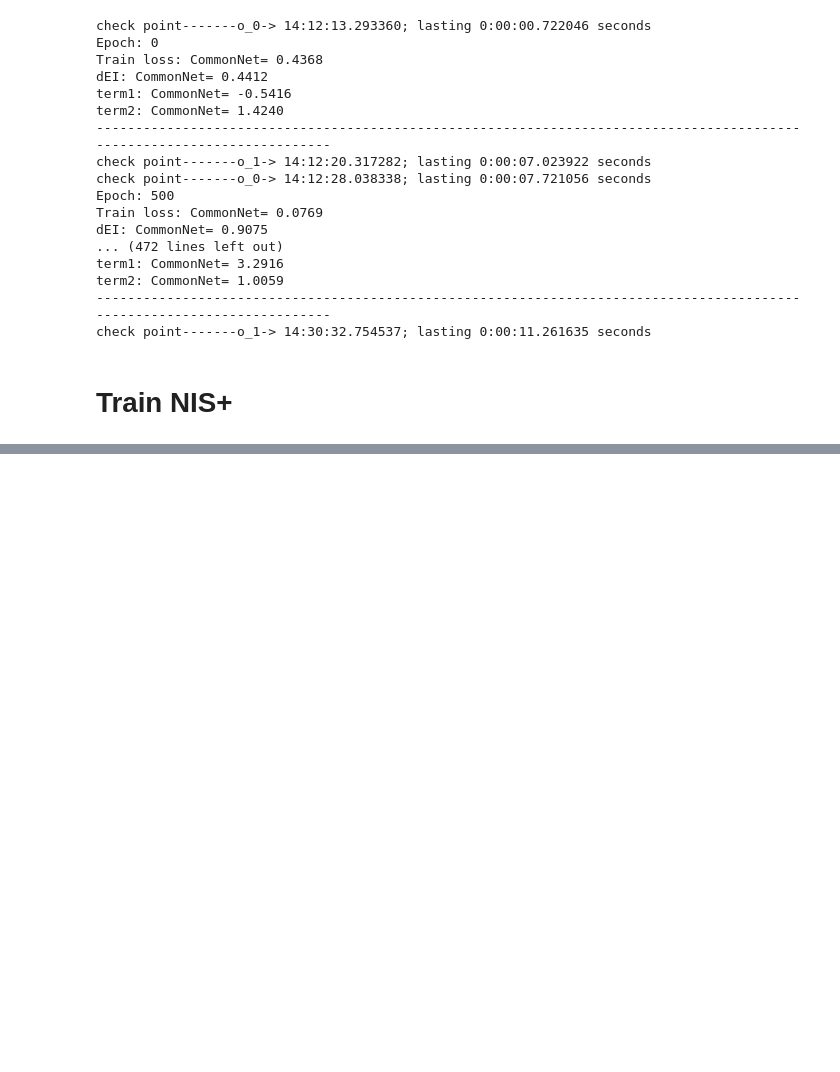
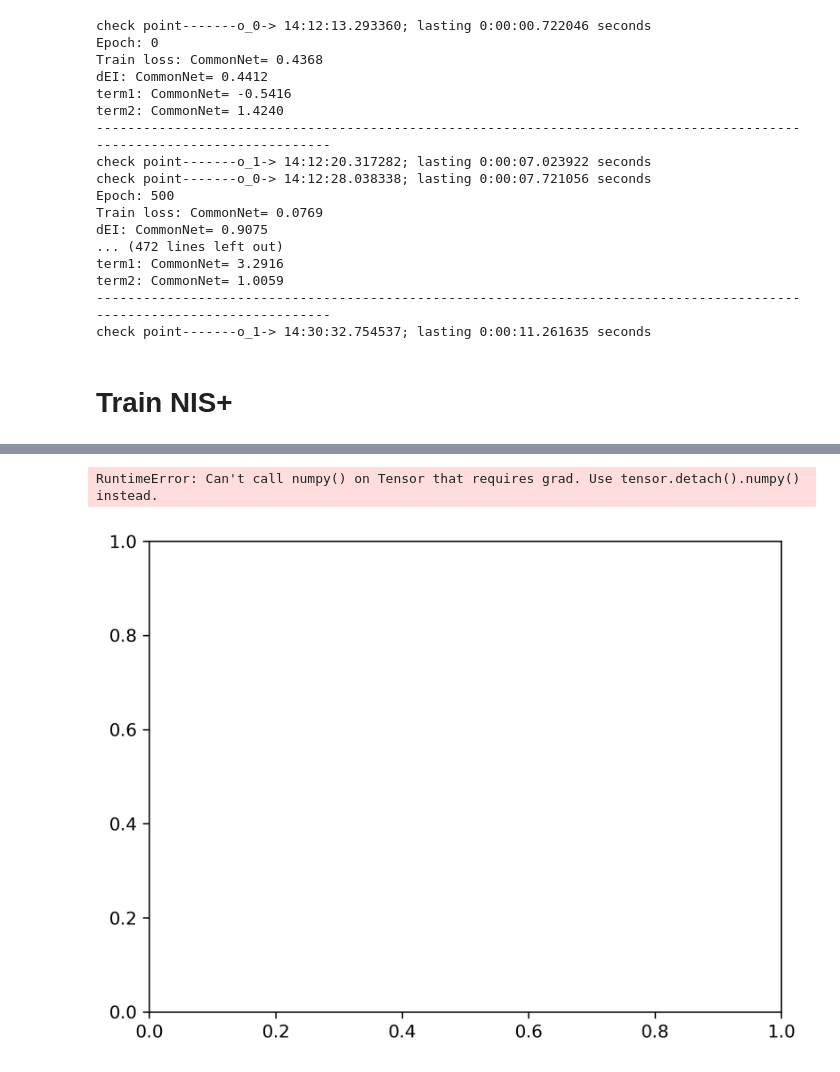
Before and after one commit to Matthew-ymz/Code-for-Finding-emergence-in-data-, a Jupyter notebook: SIR code/exp/sir/SIR NIS+.ipynb, the cells around one changed output, grey strips where cells are left out. Drawn from its saved outputs; the diff is of its cells as text; code cells hidden in the pictures; blank space fills up the shorter version.

```diff
--- a/SIR code/exp/sir/SIR NIS+.ipynb
+++ b/SIR code/exp/sir/SIR NIS+.ipynb
@@ -112,0 +127,11 @@ plt.show()
+# %%
+plt.figure(dpi=300)
+timeseries = np.arange(len(eis_nis))*500
+plt.plot(timeseries, MAEs_mstep_nis, label='NIS')
+plt.plot(timeseries, MAEs_mstep_nisp, label='NIS+')
+plt.title(r'$\mathcal{J}$')
+plt.legend()
+plt.show()
+# %% [output]
+RuntimeError: Can't call numpy() on Tensor that requires grad. Use tensor.detach().numpy() instead.
+[figure, added]
```
Also changed, not shown: parts of 4 cells of this notebook, 3 other files.
